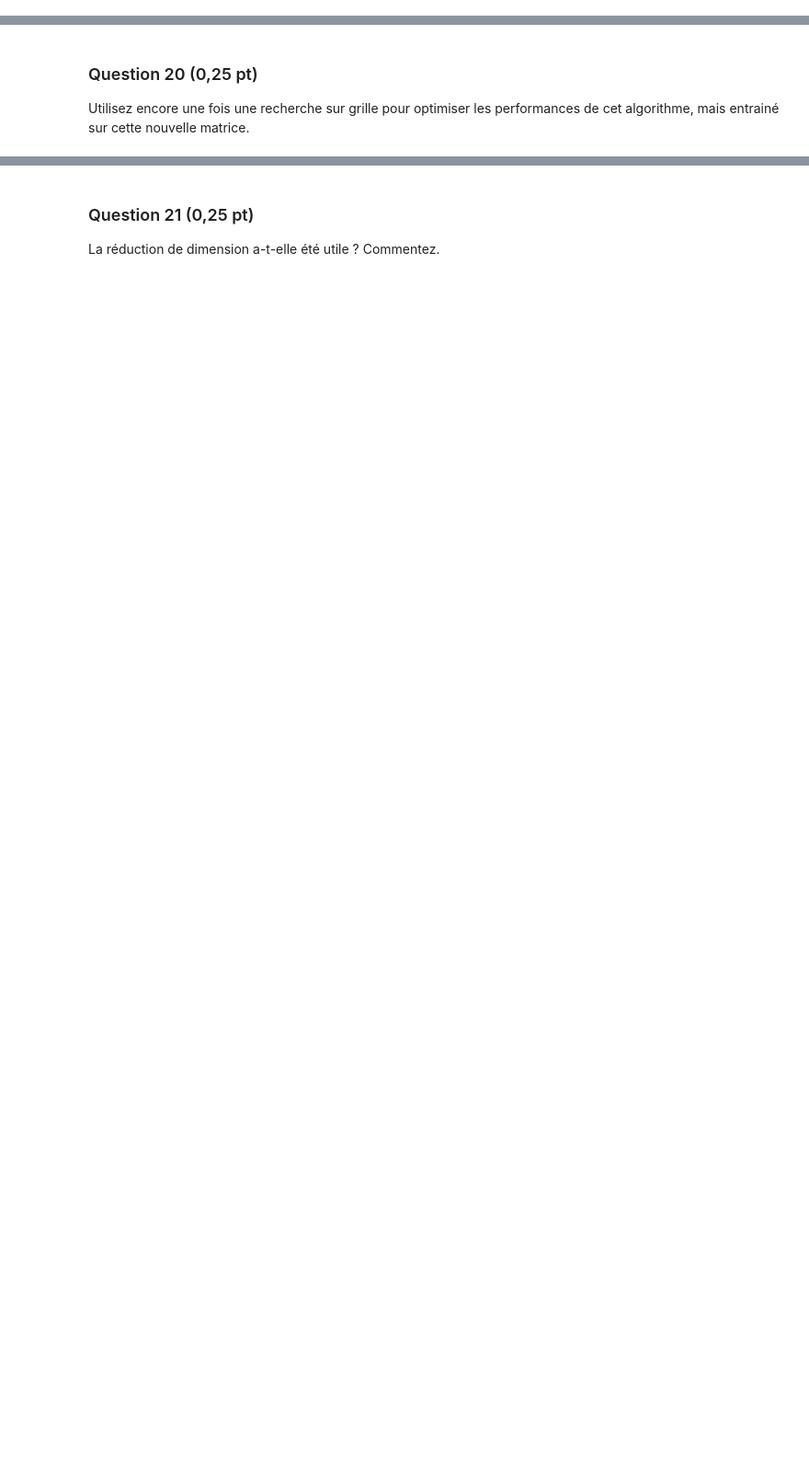
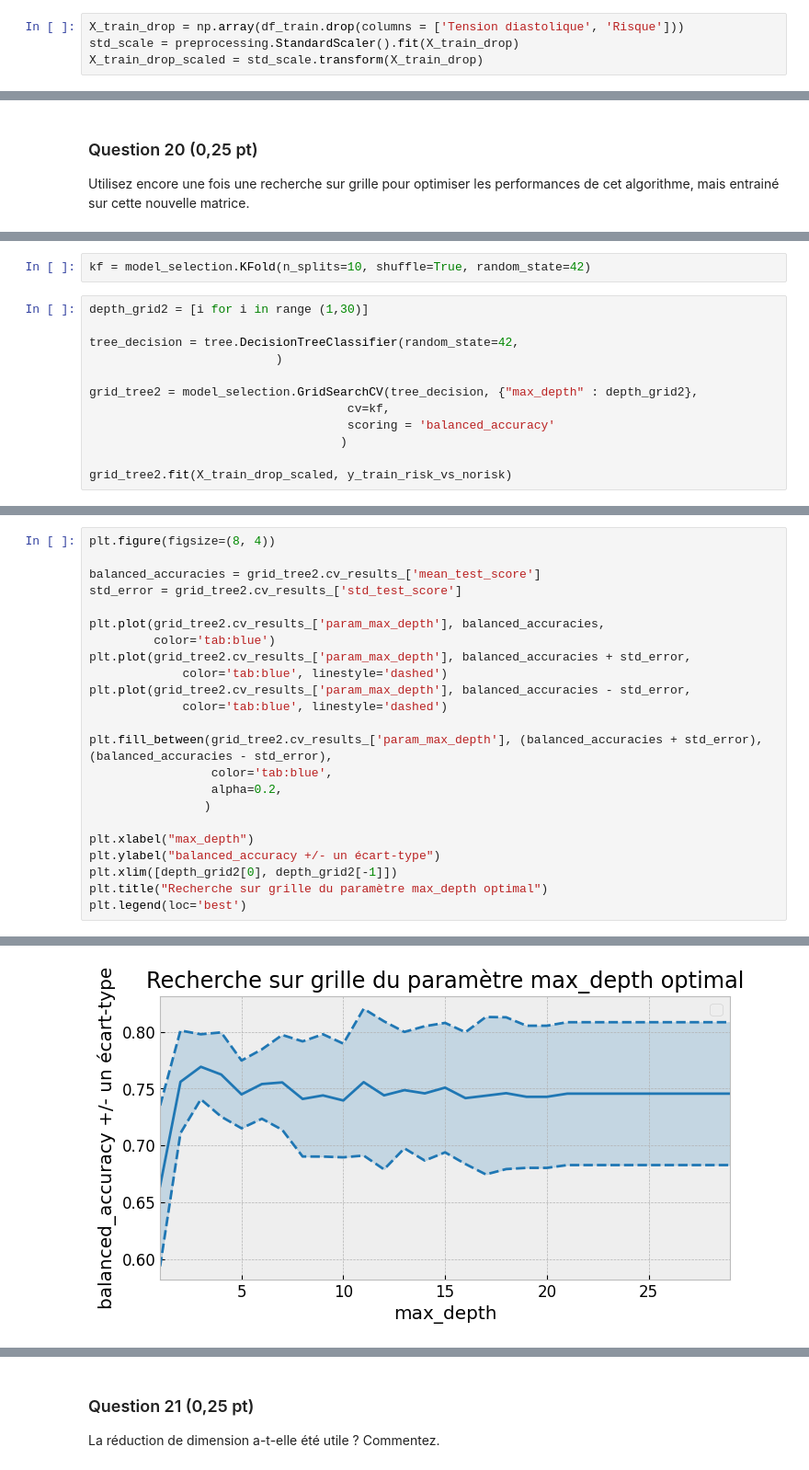
Before and after one commit to Simonolek/Projet_Soso_Simsim, a Jupyter notebook: Projet.ipynb, the cells around one changed output, grey strips where cells are left out. Shown at 92% size. Drawn from its saved outputs; the diff is of its cells as text; blank space fills up the shorter version.

```diff
--- a/Projet.ipynb
+++ b/Projet.ipynb
@@ -442,0 +485,4 @@ Utilisez le travail des questions 4 à 7 pour créer une nouvelle matrice repré
+# %%
+X_train_drop = np.array(df_train.drop(columns = ['Tension diastolique', 'Risque']))
+std_scale = preprocessing.StandardScaler().fit(X_train_drop)
+X_train_drop_scaled = std_scale.transform(X_train_drop)
@@ -445,0 +496,14 @@ Utilisez encore une fois une recherche sur grille pour optimiser les performance
+# %%
+kf = model_selection.KFold(n_splits=10, shuffle=True, random_state=42)
+# %%
+depth_grid2 = [i for i in range (1,30)]
+
+tree_decision = tree.DecisionTreeClassifier(random_state=42,
+                          )
+
+grid_tree2 = model_selection.GridSearchCV(tree_decision, {"max_depth" : depth_grid2},
+                                    cv=kf,
+                                    scoring = 'balanced_accuracy'
+                                   )
+
+grid_tree2.fit(X_train_drop_scaled, y_train_risk_vs_norisk)
@@ -445,0 +521,24 @@ Utilisez encore une fois une recherche sur grille pour optimiser les performance
+# %%
+plt.figure(figsize=(8, 4))
+
+balanced_accuracies = grid_tree2.cv_results_['mean_test_score']
+std_error = grid_tree2.cv_results_['std_test_score']
+
+plt.plot(grid_tree2.cv_results_['param_max_depth'], balanced_accuracies,
+         color='tab:blue')
+plt.plot(grid_tree2.cv_results_['param_max_depth'], balanced_accuracies + std_error,
+             color='tab:blue', linestyle='dashed')
+plt.plot(grid_tree2.cv_results_['param_max_depth'], balanced_accuracies - std_error,
+             color='tab:blue', linestyle='dashed')
+
+plt.fill_between(grid_tree2.cv_results_['param_max_depth'], (balanced_accuracies + std_error), (balanced_accuracies - std_error),
+                 color='tab:blue',
+                 alpha=0.2,
+                )
+
+plt.xlabel("max_depth")
+plt.ylabel("balanced_accuracy +/- un écart-type")
+plt.xlim([depth_grid2[0], depth_grid2[-1]])
+plt.title("Recherche sur grille du paramètre max_depth optimal")
+plt.legend(loc='best')
+# %% [output]
@@ -445,0 +546 @@ Utilisez encore une fois une recherche sur grille pour optimiser les performance
+[figure, added]
```
Also changed, not shown: parts of 28 cells of this notebook.
